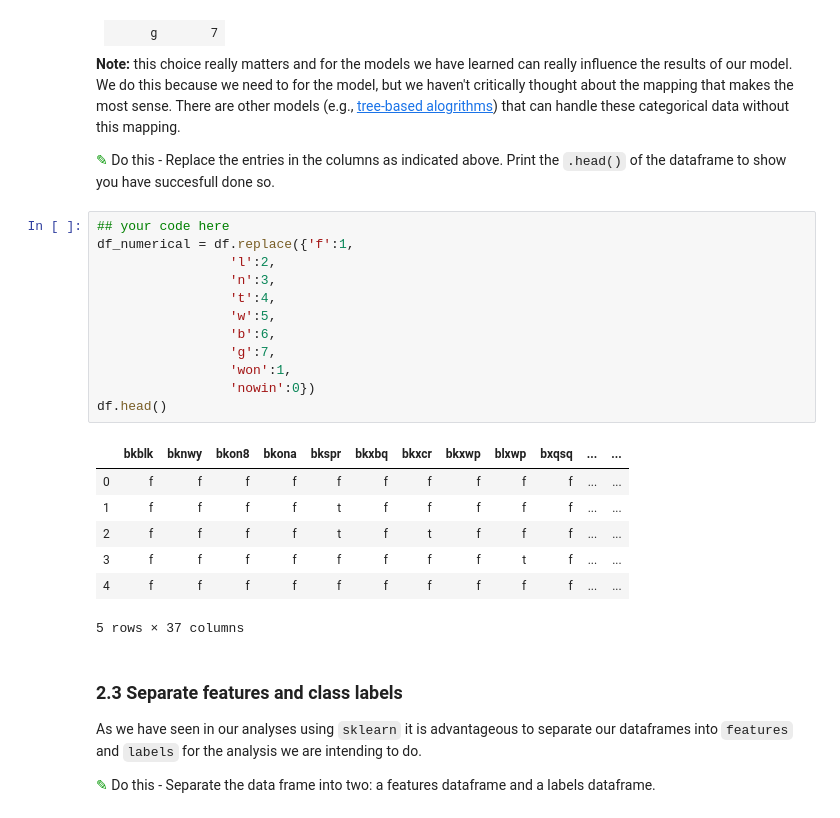
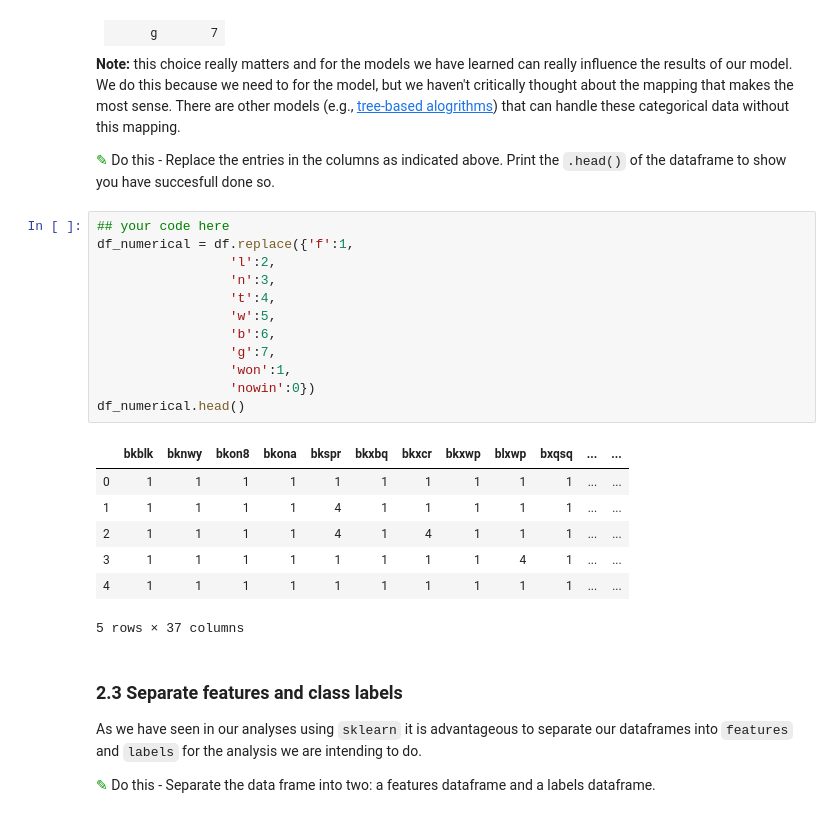
Before and after one commit to huangz826/CMSE202, a Jupyter notebook: hw-04/Homework4-SVM_and_PCA-STUDENT.ipynb, the cells around one changed output. Cells and saved outputs as stored; diff of their text form.

```diff
--- a/hw-04/Homework4-SVM_and_PCA-STUDENT.ipynb
+++ b/hw-04/Homework4-SVM_and_PCA-STUDENT.ipynb
@@ -110,22 +110,22 @@ When you print the head of this data set, you probably noticed that all the feat
 # %%
 ## your code here
 df_numerical = df.replace({'f':1,
                  'l':2,
                  'n':3,
                  't':4,
                  'w':5,
                  'b':6,
                  'g':7,
                  'won':1,
                  'nowin':0})
-df.head()
+df_numerical.head()
 # %% [output]
 |  | bkblk | bknwy | bkon8 | bkona | bkspr | bkxbq | bkxcr | bkxwp | blxwp | bxqsq | ... | ... |
-| 0 | f | f | f | f | f | f | f | f | f | f | ... | ... |
-| 1 | f | f | f | f | t | f | f | f | f | f | ... | ... |
-| 2 | f | f | f | f | t | f | t | f | f | f | ... | ... |
-| 3 | f | f | f | f | f | f | f | f | t | f | ... | ... |
-| 4 | f | f | f | f | f | f | f | f | f | f | ... | ... |
+| 0 | 1 | 1 | 1 | 1 | 1 | 1 | 1 | 1 | 1 | 1 | ... | ... |
+| 1 | 1 | 1 | 1 | 1 | 4 | 1 | 1 | 1 | 1 | 1 | ... | ... |
+| 2 | 1 | 1 | 1 | 1 | 4 | 1 | 4 | 1 | 1 | 1 | ... | ... |
+| 3 | 1 | 1 | 1 | 1 | 1 | 1 | 1 | 1 | 4 | 1 | ... | ... |
+| 4 | 1 | 1 | 1 | 1 | 1 | 1 | 1 | 1 | 1 | 1 | ... | ... |
 5 rows × 37 columns
 # %% [markdown]
 ### 2.3 Separate features and class labels
```
